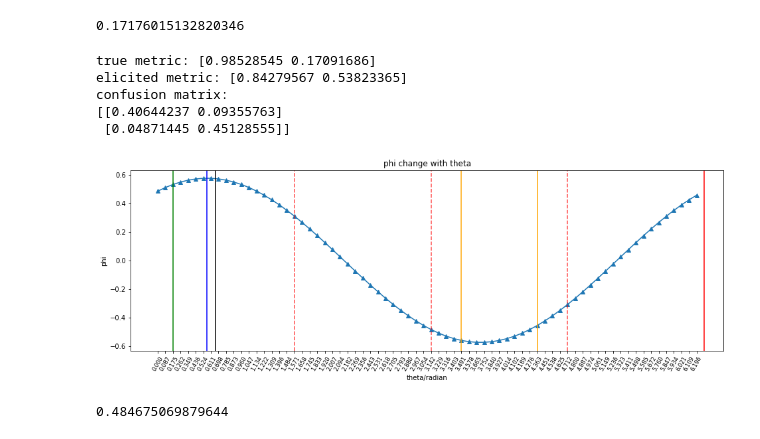
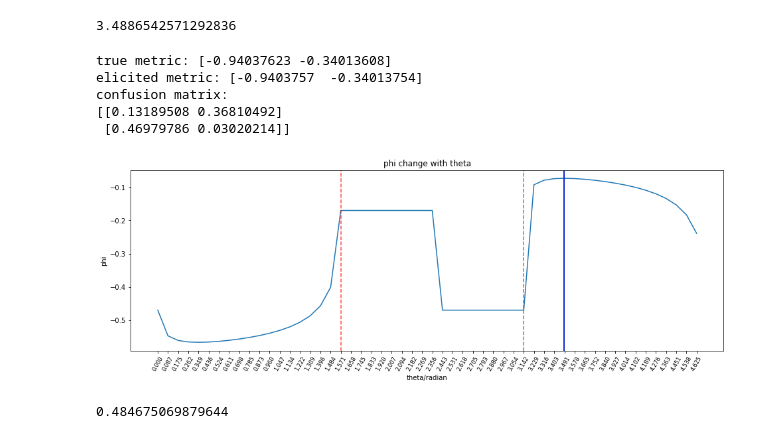
Before and after one commit to zrobertson466920/Probabalistic_Bisection, a Jupyter notebook: Binary_Search_(debug).ipynb, the cells around one changed output. Drawn from its saved outputs; the diff is of its cells as text; code cells hidden in the pictures.

```diff
--- a/Binary_Search_(debug).ipynb
+++ b/Binary_Search_(debug).ipynb
@@ -6,7 +6,7 @@ import scipy.special as special
 # %%
 # true metric
 m_star = (-0.94,-0.34) #200 degree
-m_star = (0.98,0.17) #11.47 degree
+# m_star = (0.98,0.17) #11.47 degree
 
 m_star = m_star/np.linalg.norm(m_star)  # normalize
 # obtain true theta
@@ -79,8 +79,8 @@ def C00(t):  # P(Y=0, h=0)
 
 # metric evaluation
 def phi(t):
-  m11, m00 = np.cos(t), np.sin(t)
-  return m11*C11(t_true)+m00*C00(t_true)
+  m11, m00 = np.cos(t_true), np.sin(t_true)
+  return m11*C11(t)+m00*C00(t)
 
 # query function
 def query(t_1, t_2, alpha):
@@ -94,8 +94,8 @@ def query(t_1, t_2, alpha):
 # analytical version
 # alpha: error rate of oracle
 def max_quasiconcave_metric(eps, alpha):
-  t_a = 0
-  t_b = np.pi*2
+  t_a = np.pi
+  t_b = np.pi*1.5
   m_bar = np.zeros(2)
   C_bar = 0
   iter = 0
@@ -129,42 +129,41 @@ def max_quasiconcave_metric(eps, alpha):
   # print("iteration run:"+str(iter))
   return m_bar,C_bar
 # %% [output]
-0.17176015132820346
+3.4886542571292836
 # %%
 m,C = max_quasiconcave_metric(1e-4, 0.)
 print("true metric: "+str(m_star))
 print("elicited metric: "+str(m))
 print("confusion matrix: \n"+str(C))
 # %% [output]
-true metric: [0.98528545 0.17091686]
-elicited metric: [0.84279567 0.53823365]
+true metric: [-0.94037623 -0.34013608]
+elicited metric: [-0.9403757  -0.34013754]
 confusion matrix:
-[[0.40644237 0.09355763]
- [0.04871445 0.45128555]]
+[[0.13189508 0.36810492]
+ [0.46979786 0.03020214]]
 # %%
 # Plot phi function versus different thetas
 ph = []
-for i in np.arange(0, np.pi*2, np.pi/36):
+for i in np.arange(0, np.pi*1.5, np.pi/36):
   ph.append(phi(i))
 
 plt.figure(figsize=(16,5))
-plt.plot(np.arange(0, np.pi*2, np.pi/36), ph, "^-")
-for p in np.arange(0.5, 2, 0.5):
+plt.plot(np.arange(0, np.pi*1.5, np.pi/36), ph, "-")
+for p in np.arange(0.5, 1.5, 0.5):
   plt.axvline(x=np.pi*p, c='r', ls='--', alpha=0.7)
-plt.axvline(x=np.pi*2, c='r')
-# plt.axvline(x=np.arccos(0.17), c='g')
 plt.axvline(x=t_true, c='g')
-plt.axvline(x=np.pi*2-np.arccos(-0.94), c='orange')
-plt.axvline(x=np.pi*2-np.arccos(-0.34), c='orange')
-plt.axvline(x=np.arccos(m[0]), c='b')
-plt.axvline(x=np.arccos(np.pi/4), c='black')
-plt.xticks(np.arange(0, np.pi*2, np.pi/36), rotation=60, size="small")
+t_elicited = np.arccos(m[0])
+if t_elicited > np.pi/2:  # make sure theta either in [0, pi/2] or [pi, 3/2*pi]
+    t_elicited = np.pi*2-t_elicited
+plt.axvline(x=t_elicited, c='b')
+# plt.axvline(x=np.arccos(np.pi/4), c='black')
+plt.xticks(np.arange(0, np.pi*1.5, np.pi/36), rotation=60, size="small")
 plt.title("phi change with theta")
 plt.xlabel("theta/radian")
 plt.ylabel("phi")
 plt.show()
 # %% [output]
-[figure, old version]
+[figure, new version]
 # %%
 C11(np.arccos(m_star[0]))
 # %% [output]
```
